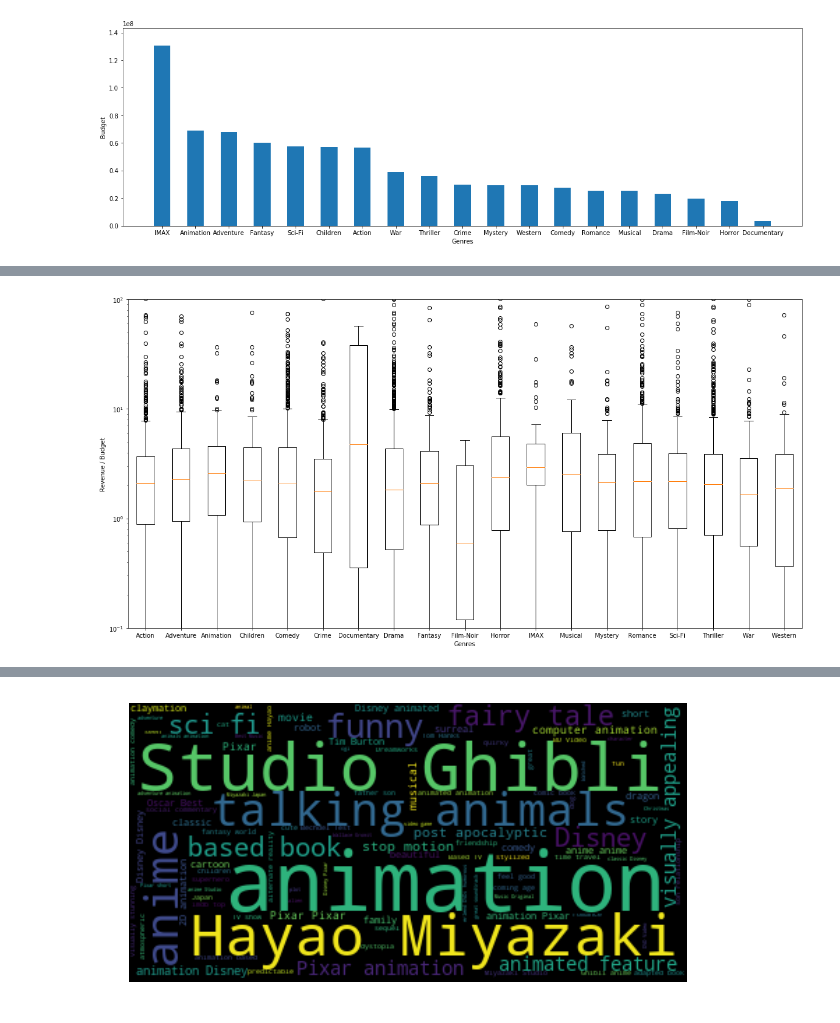
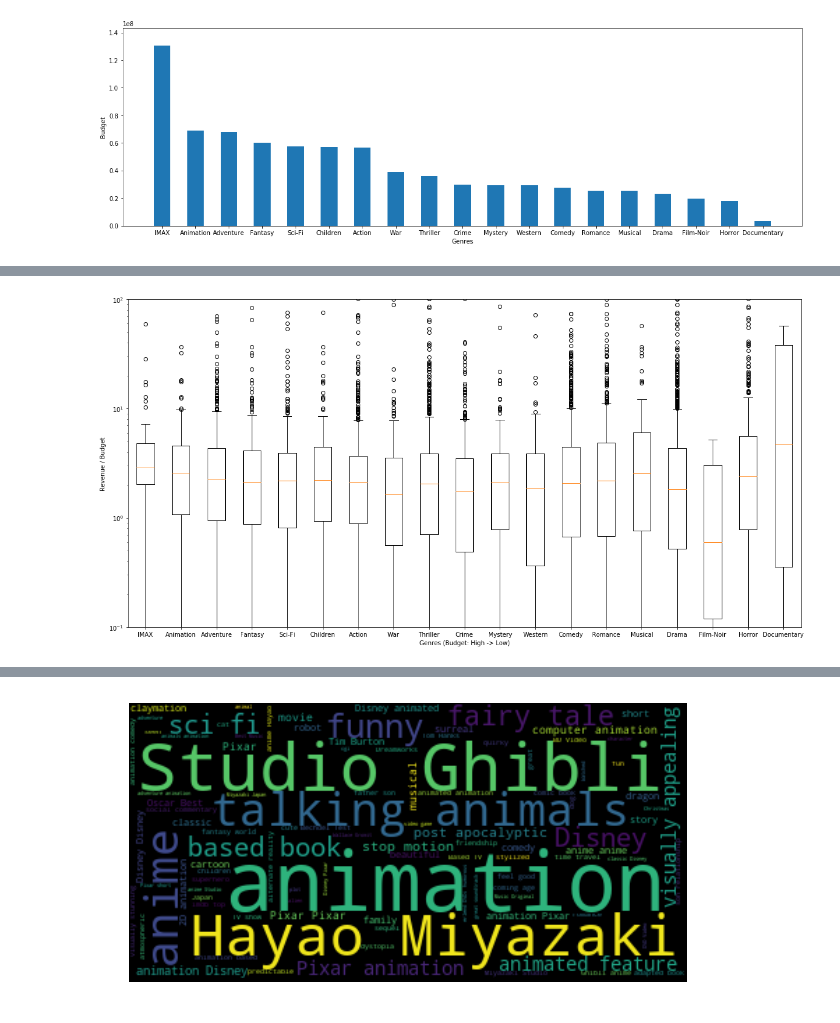
Before and after one commit to alienlien/movielens, a Jupyter notebook: ml-20m.ipynb, the cells around one changed output, grey strips where cells are left out. Cells and saved outputs as stored; diff of their text form; code cells hidden in the pictures.

```diff
--- a/ml-20m.ipynb
+++ b/ml-20m.ipynb
@@ -645,3 +644,6 @@ axes.set_ylim(1, df['budget'].max()*1.1)
 plt.show()
 # %% [output]
 [figure]
+# %%
+genres_revenue = list(df.index)
+genres_revenue
@@ -648,20 +670,20 @@ plt.show()
 # %%
 df = pd.DataFrame()
 data = []
-for g in sorted(genres):
+for g in genres_revenue:
     df_g = movies[movies['genres'].str.contains(g)].dropna()
     data.append((df_g['revenue'] / df_g['budget']).dropna())
 fig = plt.figure(figsize=(20, 10))
 axes = fig.gca()
 box = plt.boxplot(data)
-plt.xticks(range(1, len(genres)+1), genres)
+plt.xticks(range(1, len(genres)+1), genres_revenue)
 axes.set_ylim(0.1, 100)
 axes.set_yscale('log')
-axes.set_xlabel('Genres')
+axes.set_xlabel('Genres (Budget: High -> Low)')
 axes.set_ylabel('Revenue / Budget')
 plt.show()
 # %% [output]
-[figure, old version]
+[figure, new version]
 # %%
 fig = plt.figure(figsize=(8, 6))
 axes = plt.gca()
```
Also changed, not shown: parts of 13 cells of this notebook.
